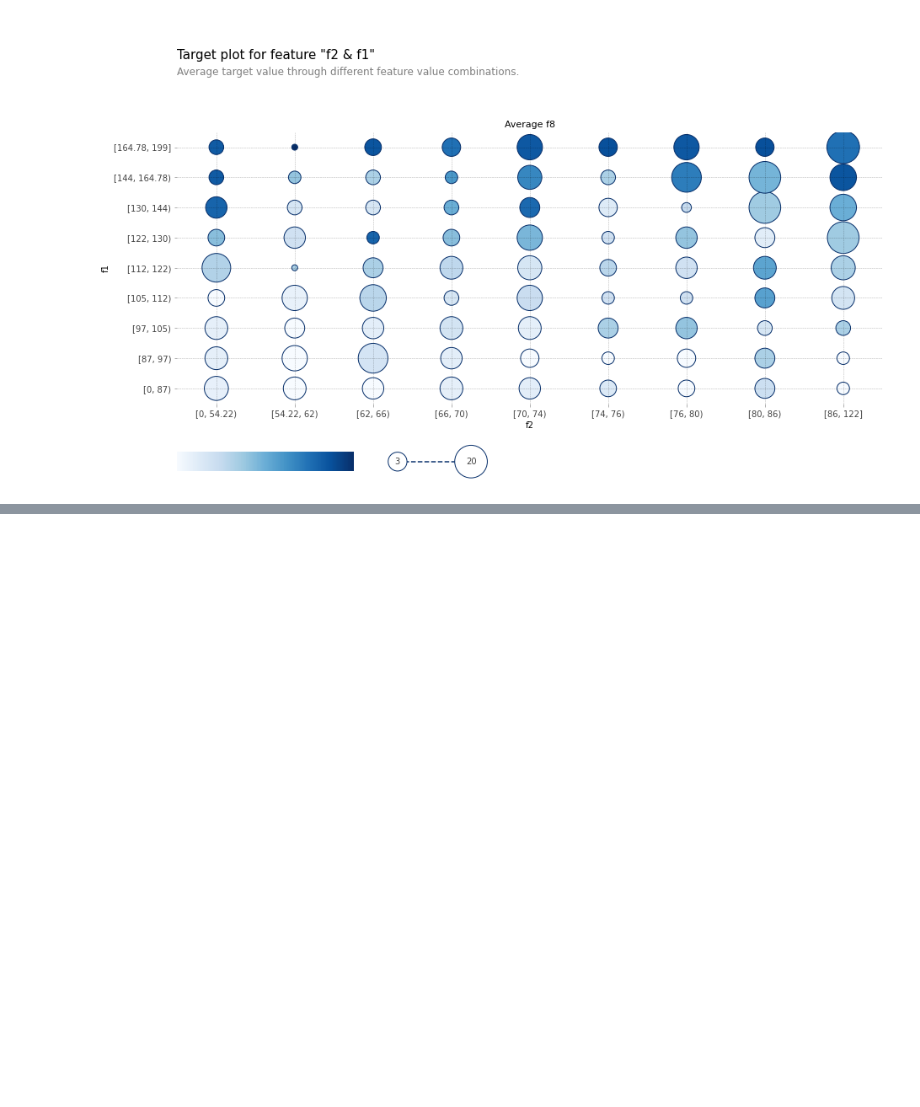
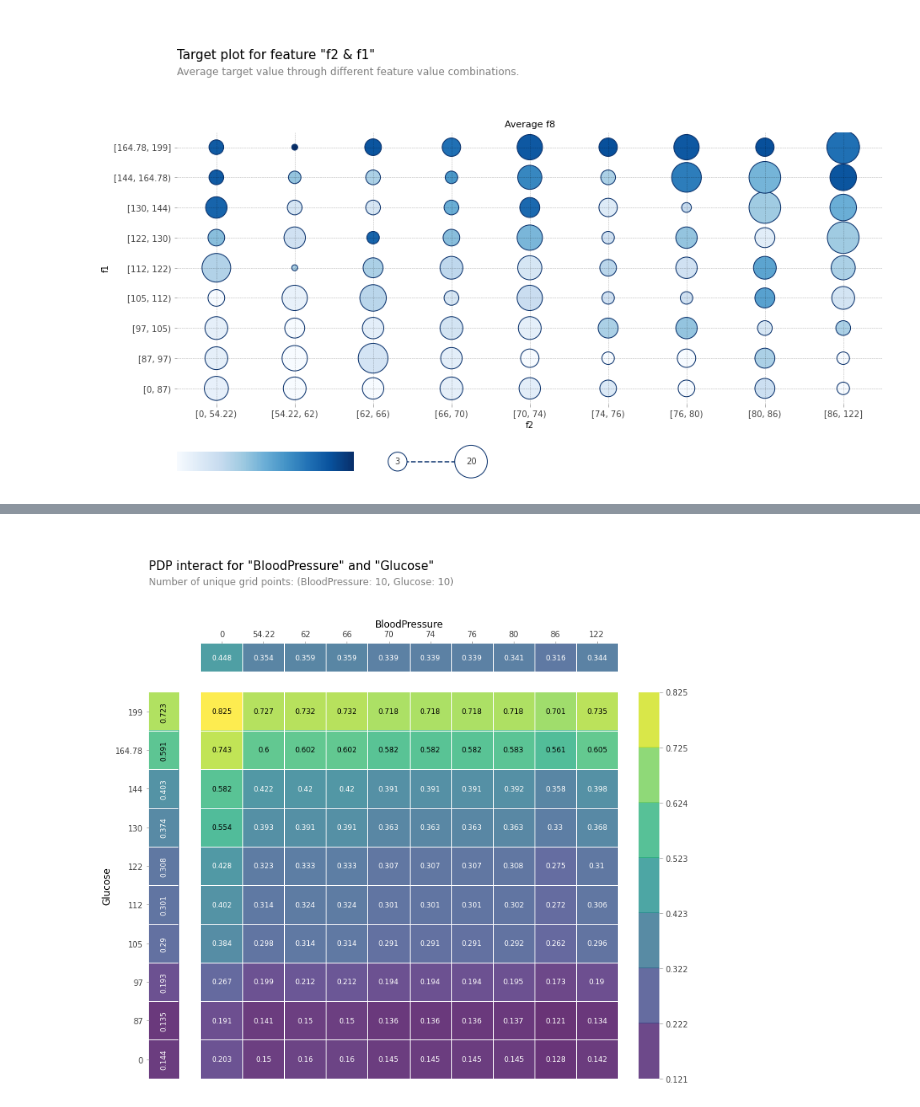
Before and after one commit to hhc703/XAI, a Jupyter notebook: Pima_Indian_Diabetes.ipynb, the cells around one changed output, grey strips where cells are left out. Drawn from its saved outputs; the diff is of its cells as text; code cells hidden in the pictures; blank space fills up the shorter version.

```diff
--- a/Pima_Indian_Diabetes.ipynb
+++ b/Pima_Indian_Diabetes.ipynb
@@ -208,0 +260,10 @@ fig, axes, summary_df = info_plots.target_plot_interact(
+# %%
+fig, axes = pdp_interact_plot(
+    pdp_interact_out=pdp_interaction,
+    feature_names=['BloodPressure', 'Glucose'],
+    plot_type='grid',
+    x_quantile=True,
+    plot_pdp=True
+)
+# %% [output]
+[figure, added]
```
Also changed, not shown: parts of 6 cells of this notebook.
